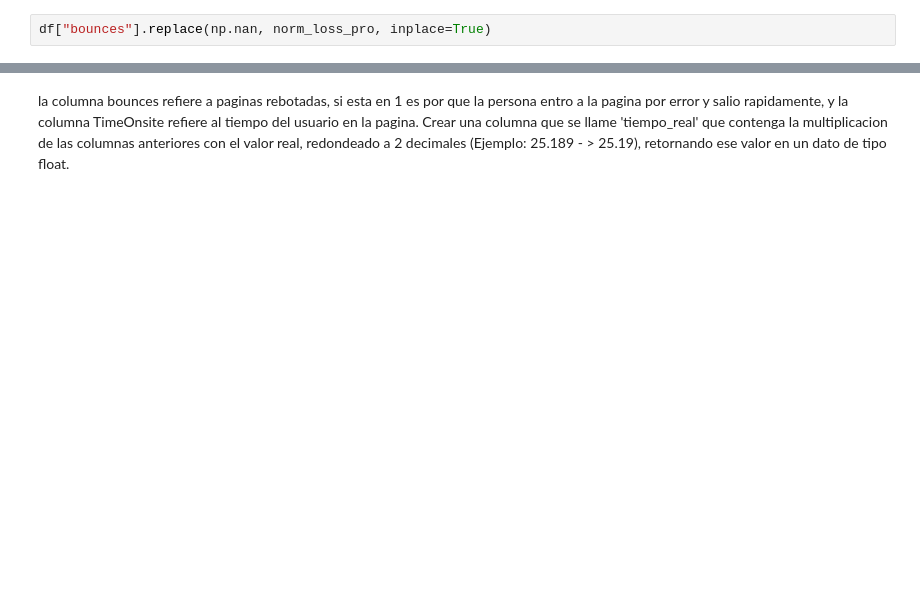
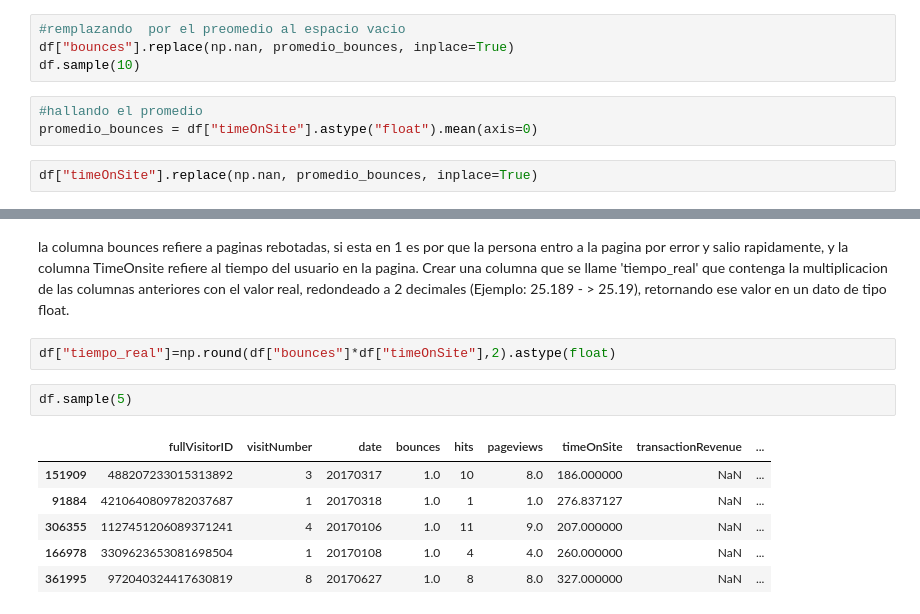
Before and after one commit to cullanco-huaman/DataExploring, a Jupyter notebook: practicando.ipynb, the cells around one changed output, grey strips where cells are left out. Cells and saved outputs as stored; diff of their text form; blank space fills up the shorter version.

```diff
--- a/practicando.ipynb
+++ b/practicando.ipynb
@@ -78,2 +99,9 @@ norm_loss_pro = df["bounces"].astype("float").mean(axis=0)
+# %%
+#remplazando  por el preomedio al espacio vacio
+df["bounces"].replace(np.nan, promedio_bounces, inplace=True)
+df.sample(10)
+# %%
+#hallando el promedio
+promedio_bounces = df["timeOnSite"].astype("float").mean(axis=0)
 # %%
-df["bounces"].replace(np.nan, norm_loss_pro, inplace=True)
+df["timeOnSite"].replace(np.nan, promedio_bounces, inplace=True)
@@ -83,3 +130,14 @@ la pagina por error y salio rapidamente, y la columna TimeOnsite refiere al tiem
 usuario en la pagina. Crear una columna que se llame 'tiempo_real' que contenga la multiplicacion
 de las columnas anteriores con el valor real, redondeado a 2 decimales (Ejemplo: 25.189 - > 25.19),
 retornando ese valor en un dato de tipo float.
+# %%
+df["tiempo_real"]=np.round(df["bounces"]*df["timeOnSite"],2).astype(float)
+# %%
+df.sample(5)
+# %% [output]
+|  | fullVisitorID | visitNumber | date | bounces | hits | pageviews | timeOnSite | transactionRevenue | ... |
+| 151909 | 488207233015313892 | 3 | 20170317 | 1.0 | 10 | 8.0 | 186.000000 | NaN | ... |
+| 91884 | 4210640809782037687 | 1 | 20170318 | 1.0 | 1 | 1.0 | 276.837127 | NaN | ... |
+| 306355 | 1127451206089371241 | 4 | 20170106 | 1.0 | 11 | 9.0 | 207.000000 | NaN | ... |
+| 166978 | 3309623653081698504 | 1 | 20170108 | 1.0 | 4 | 4.0 | 260.000000 | NaN | ... |
+| 361995 | 972040324417630819 | 8 | 20170627 | 1.0 | 8 | 8.0 | 327.000000 | NaN | ... |
```
Also changed, not shown: parts of 7 cells of this notebook.
